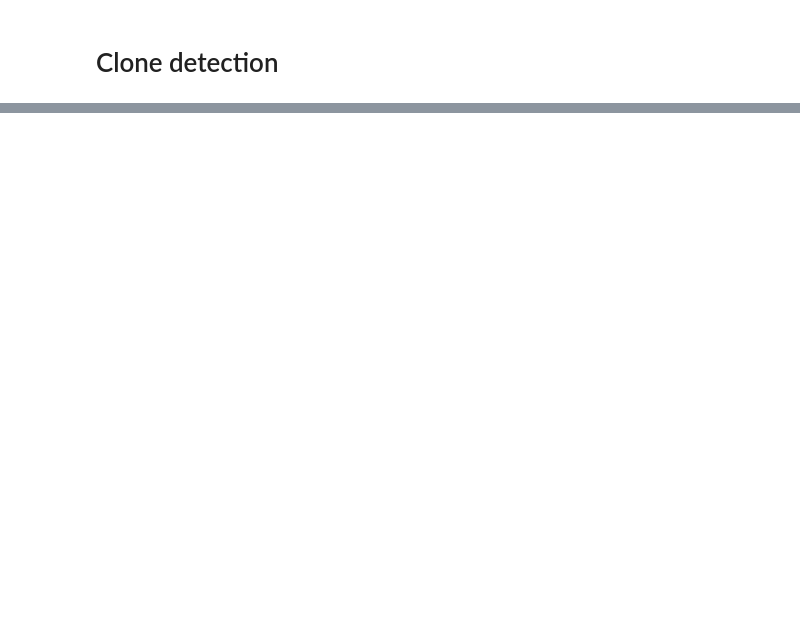
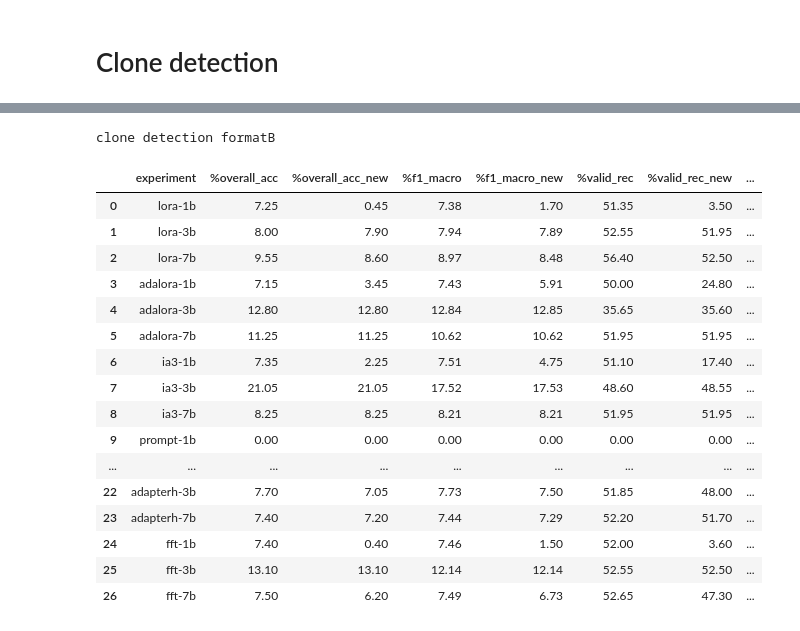
Before and after one commit to ReinDeer25/bigcode-evaluation-harness, a Jupyter notebook: metric_calculation.ipynb, the cells around one changed output, grey strips where cells are left out. Drawn from its saved outputs; the diff is of its cells as text; code cells hidden in the pictures; blank space fills up the shorter version.

```diff
--- a/metric_calculation.ipynb
+++ b/metric_calculation.ipynb
@@ -78,20 +99,0 @@ labels = list(map(str, map(int, d['target'])))
-# %%
-defect_positive = ['yes','there is a','ere is a','has a defect','contains a defect']
-defect_negative = ['no','there is no defect']
-
-df = pd.DataFrame(columns=['experiment', '%acc_new','%overall_acc','%valid_rec_new' ,'%valid_rec'])
-for file in file_list:
-    try:
-        with open('.\\run_result\\generations_'+file+'_fullB.json', 'r') as f:
-            data = json.load(f)
-    except FileNotFoundError:
-        pass
-    else:
-        preds = [pred[0]['prediction']for pred in data]
-        raw_texts = [text[0]['raw_text'].split("\nAnswer:")[-1] for text in data]
-        acc_new,valid_rec_new = paper_method(raw_texts,labels,defect_positive,defect_negative)
-        acc,f1_macro = calculate_overall(preds,labels)
-        valid_acc,valid_f1,valid_rec = calculate_valid(preds,labels)
-        df.loc[len(df)] = {'experiment': rearrange_string(file), '%acc_new': round(acc_new, 2), '%overall_acc': round(acc, 2),
-                            '%valid_rec_new':round(valid_rec_new,2) ,'%valid_rec': round(valid_rec, 2)}
-df
@@ -203,0 +174,27 @@ df
+# %%
+clone_positive = ['yes','there is a','ere is a']
+clone_negative = ['no','there is no']
+
+cd_path = ['.\\run_result\\clone_generations_','.json']
+
+print("clone detection formatB")
+summary_table(file_list,cd_path,cd_labels,clone_positive,clone_negative)
+# %% [output]
+clone detection formatB
+|  | experiment | %overall_acc | %overall_acc_new | %f1_macro | %f1_macro_new | %valid_rec | %valid_rec_new | ... |
+| 0 | lora-1b | 7.25 | 0.45 | 7.38 | 1.70 | 51.35 | 3.50 | ... |
+| 1 | lora-3b | 8.00 | 7.90 | 7.94 | 7.89 | 52.55 | 51.95 | ... |
+| 2 | lora-7b | 9.55 | 8.60 | 8.97 | 8.48 | 56.40 | 52.50 | ... |
+| 3 | adalora-1b | 7.15 | 3.45 | 7.43 | 5.91 | 50.00 | 24.80 | ... |
+| 4 | adalora-3b | 12.80 | 12.80 | 12.84 | 12.85 | 35.65 | 35.60 | ... |
+| 5 | adalora-7b | 11.25 | 11.25 | 10.62 | 10.62 | 51.95 | 51.95 | ... |
+| 6 | ia3-1b | 7.35 | 2.25 | 7.51 | 4.75 | 51.10 | 17.40 | ... |
+| 7 | ia3-3b | 21.05 | 21.05 | 17.52 | 17.53 | 48.60 | 48.55 | ... |
+| 8 | ia3-7b | 8.25 | 8.25 | 8.21 | 8.21 | 51.95 | 51.95 | ... |
+| 9 | prompt-1b | 0.00 | 0.00 | 0.00 | 0.00 | 0.00 | 0.00 | ... |
+| ... | ... | ... | ... | ... | ... | ... | ... | ... |
+| 22 | adapterh-3b | 7.70 | 7.05 | 7.73 | 7.50 | 51.85 | 48.00 | ... |
+| 23 | adapterh-7b | 7.40 | 7.20 | 7.44 | 7.29 | 52.20 | 51.70 | ... |
+| 24 | fft-1b | 7.40 | 0.40 | 7.46 | 1.50 | 52.00 | 3.60 | ... |
+| 25 | fft-3b | 13.10 | 13.10 | 12.14 | 12.14 | 52.55 | 52.50 | ... |
+| 26 | fft-7b | 7.50 | 6.20 | 7.49 | 6.73 | 52.65 | 47.30 | ... |
```
Also changed, not shown: parts of 13 cells of this notebook.
